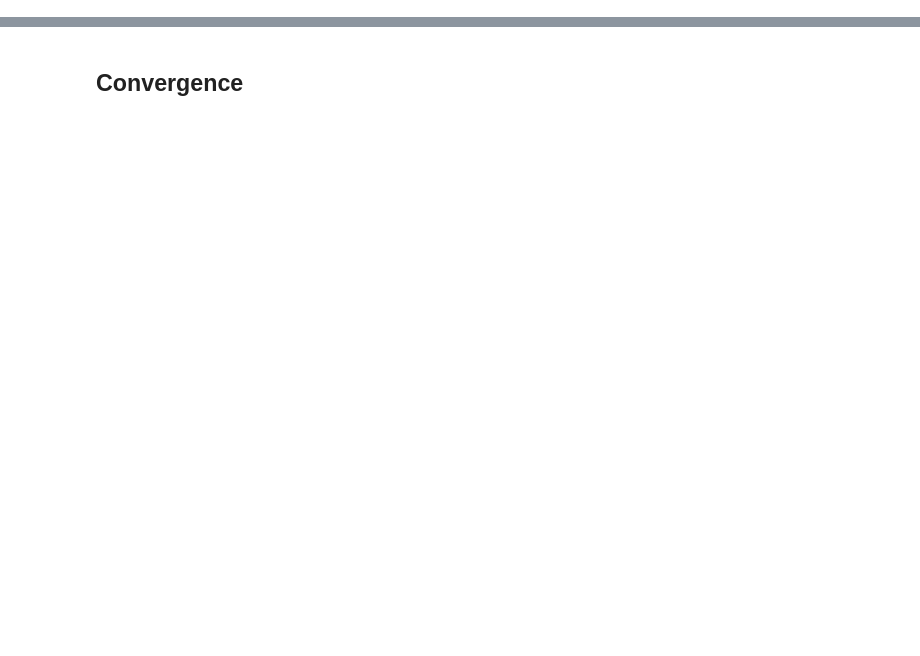
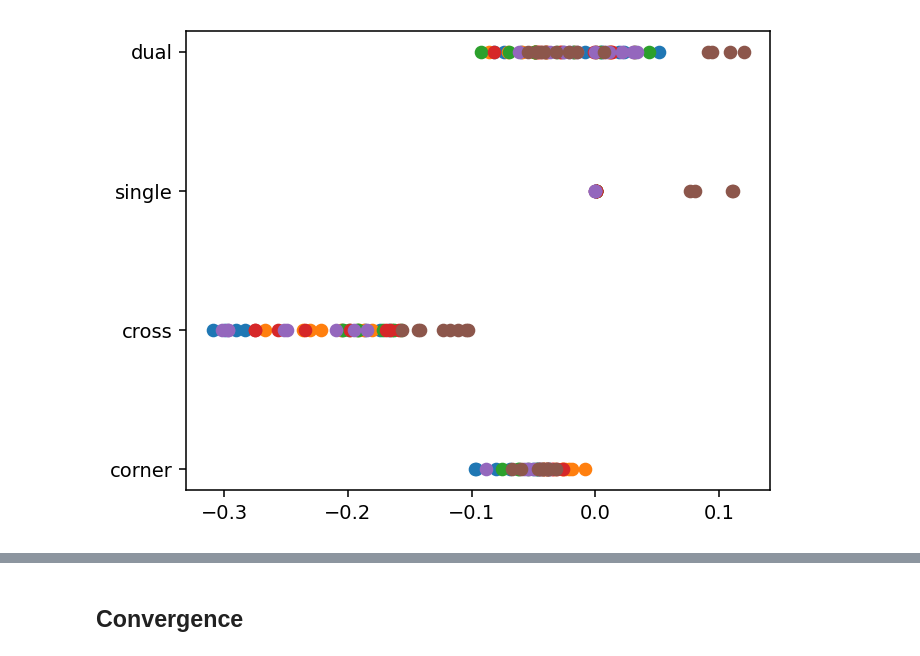
Before and after one commit to nbachand/city_block_cfd, a Jupyter notebook: config2_post-multiRun.ipynb, the cells around one changed output, grey strips where cells are left out. Saved outputs shown, nothing was run; the diff lists cells and outputs as text; code cells hidden in the pictures; blank space fills up the shorter version.

```diff
--- a/config2_post-multiRun.ipynb
+++ b/config2_post-multiRun.ipynb
@@ -288,0 +336,27 @@ plt.savefig(f'{home_dir}/CHARLES/{category}/R{run}/plots/rmsInterior', bbox_inch
+# %%
+def fillInParams(df):
+    AofA = pd.Series(index = df.index, dtype = float)
+    WS = pd.Series(index = df.index, dtype = float)
+    Buoyancy = pd.Series(index = df.index, dtype = bool)
+    Params = pd.Series(index = df.index, dtype = bool)
+    for index, row in df.iterrows():
+        run = index[0]
+        angle = runs[run]["A"]
+        AofA[index] = row["orientation"] + angle
+        WS[index] = runs[run]["WS"]
+        Buoyancy[index] = runs[run]["B"]
+        if Buoyancy[index]:
+            Params[index] = f"Wind Speed: {WS[index]} m/s; Buoyancy"
+        else:
+            Params[index] = f"Wind Speed: {WS[index]} m/s"
+    df["AofA"] = AofA
+    df["WS"] = WS
+    df["B"] = Buoyancy
+    df["Params"] = Params
+    df["meanNorm"] = df["mean"] / df["WS"] * 4
+    df["netNorm"] = df["mean"] / df["WS"] * 4
+    df["rmsNorm"] = df["mean"] / df["WS"] * 4
+    display(df)
+    return df
+flowStatsMI = fillInParams(flowStatsMI)
+roomVentilationMI = fillInParams(roomVentilationMI)
@@ -288,0 +390,9 @@ plt.savefig(f'{home_dir}/CHARLES/{category}/R{run}/plots/rmsInterior', bbox_inch
+# %%
+fig, ax=plt.subplots(1, 1, constrained_layout =True)
+for houseType in set(flowStatsMI["houseType"]):
+    plotdf = flowStatsMI[flowStatsMI["AofA"] == 0]
+    plotdf = plotdf[plotdf["houseType"] == houseType]
+    ax.scatter(plotdf["meanNorm"], plotdf["roomType"], label=Params)
+# fig.legend()
+# %% [output]
+[figure, added]
```
Also changed, not shown: parts of 30 cells of this notebook, 2 other files.
